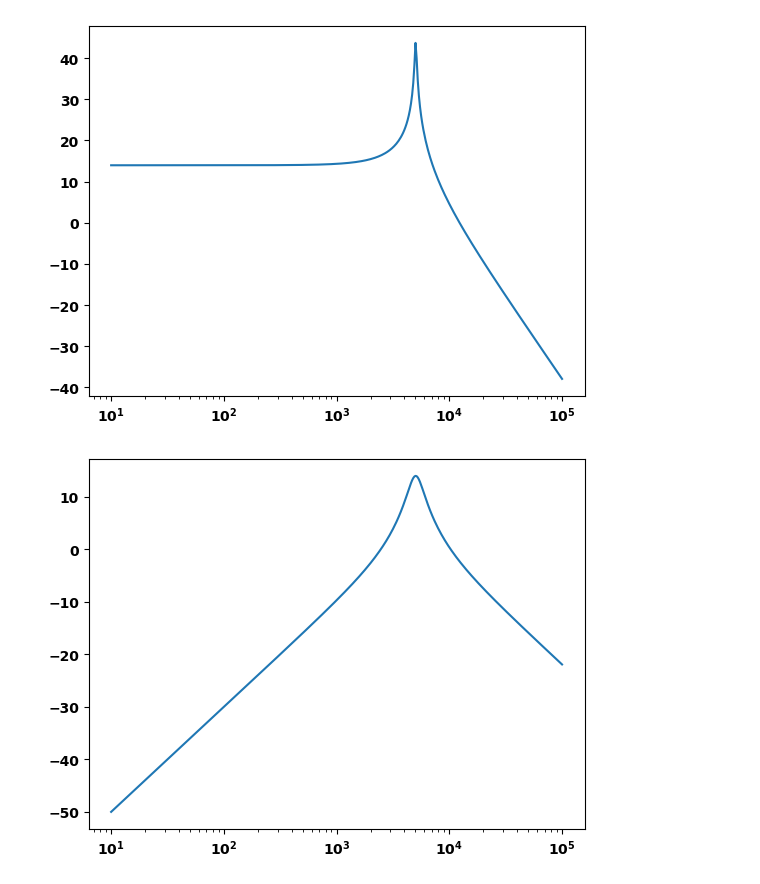
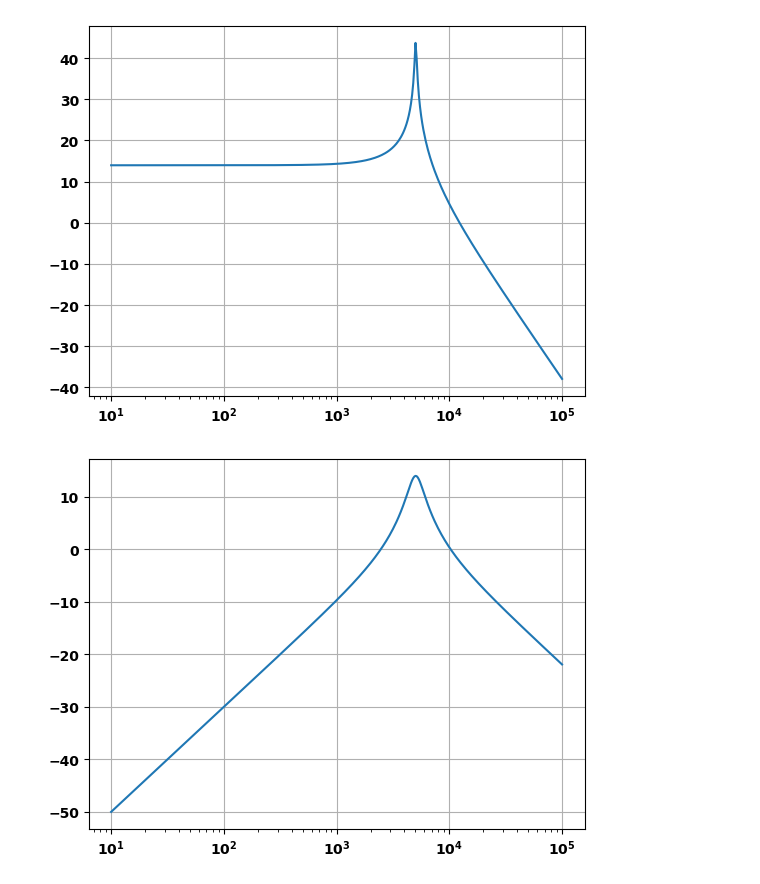
Before and after one commit to rainvm/College-Work, a Jupyter notebook: Physics/Experimental 1/Homework 4/RLC_Bode_Plots.ipynb, the cells around one changed output. Drawn from its saved outputs; the diff is of its cells as text; code cells hidden in the pictures.

```diff
--- a/Physics/Experimental 1/Homework 4/RLC_Bode_Plots.ipynb
+++ b/Physics/Experimental 1/Homework 4/RLC_Bode_Plots.ipynb
@@ -1,14 +1,16 @@
 # %%
 import polars as po
 import matplotlib.pyplot as plt
 
 data = [po.read_csv("RLC Series Network.csv", skip_rows=12),
         po.read_csv("RLC Parallel Network.csv", skip_rows=12)]
 plt.plot(data[0][["time"]], data[0][["gain"]])
 plt.xscale("log")
+plt.grid(True)
 plt.show()
 plt.plot(data[1][["time"]], data[1][["gain"]])
 plt.xscale("log")
+plt.grid(True)
 # %% [output]
-[figure, old version]
+[figure, new version]
-[figure, old version]
+[figure, new version]
```
Also changed, not shown: 19 other files.
